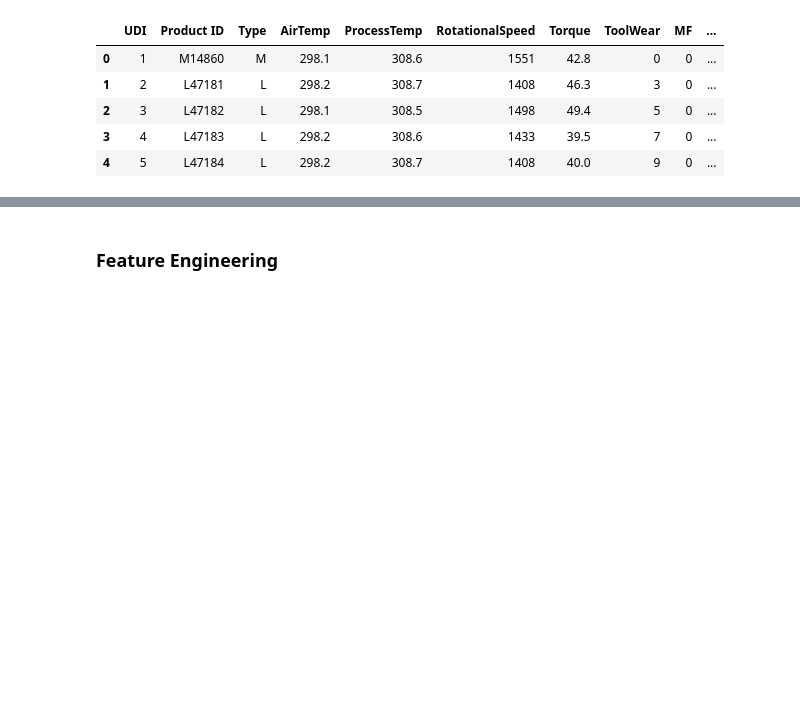
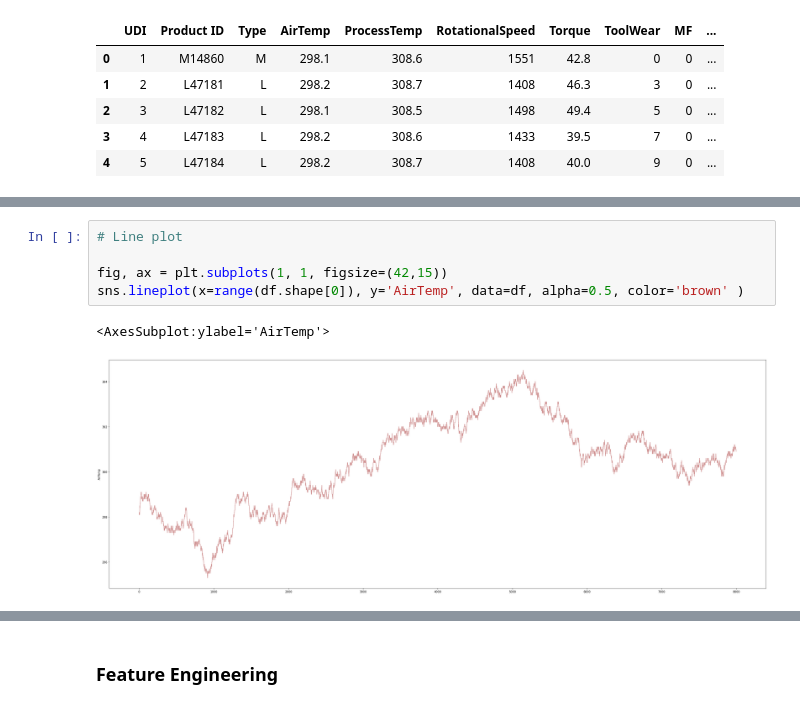
Before and after one commit to chockchip/predictive-maintenance, a Jupyter notebook: main.ipynb, the cells around one changed output, grey strips where cells are left out. Drawn from its saved outputs; the diff is of its cells as text; blank space fills up the shorter version.

```diff
--- a/main.ipynb
+++ b/main.ipynb
@@ -54,3 +102,11 @@ df.head()
+# %%
+# Line plot
+
+fig, ax = plt.subplots(1, 1, figsize=(42,15))
+sns.lineplot(x=range(df.shape[0]), y='AirTemp', data=df, alpha=0.5, color='brown' )
+# %% [output]
+<AxesSubplot:ylabel='AirTemp'>
+[figure, added]
 # %%
 # Pair plot
 
```
Also changed, not shown: parts of 27 cells of this notebook, 16 other files.
